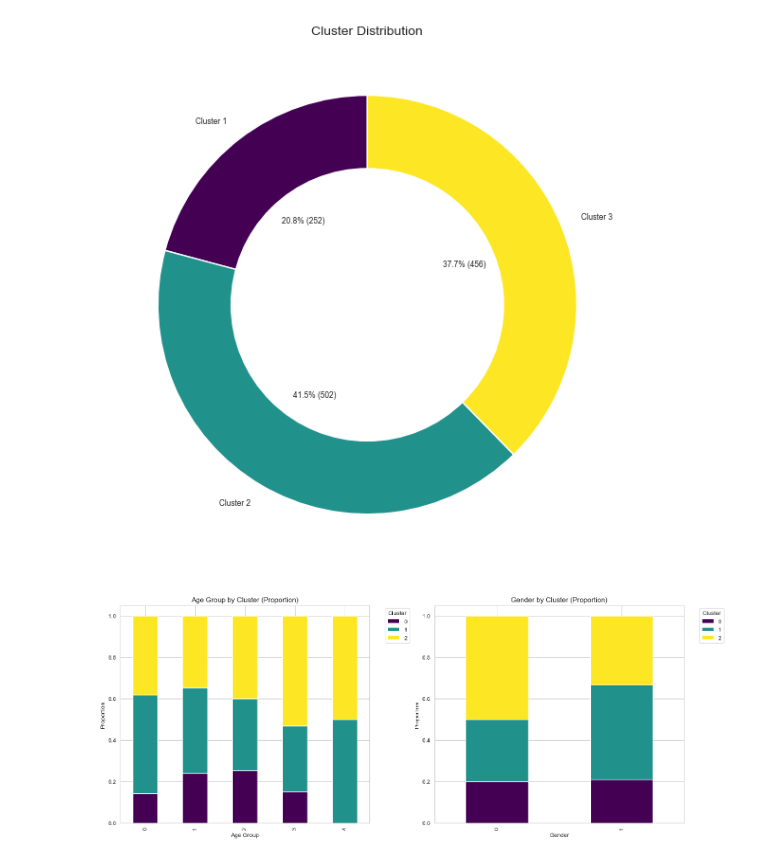
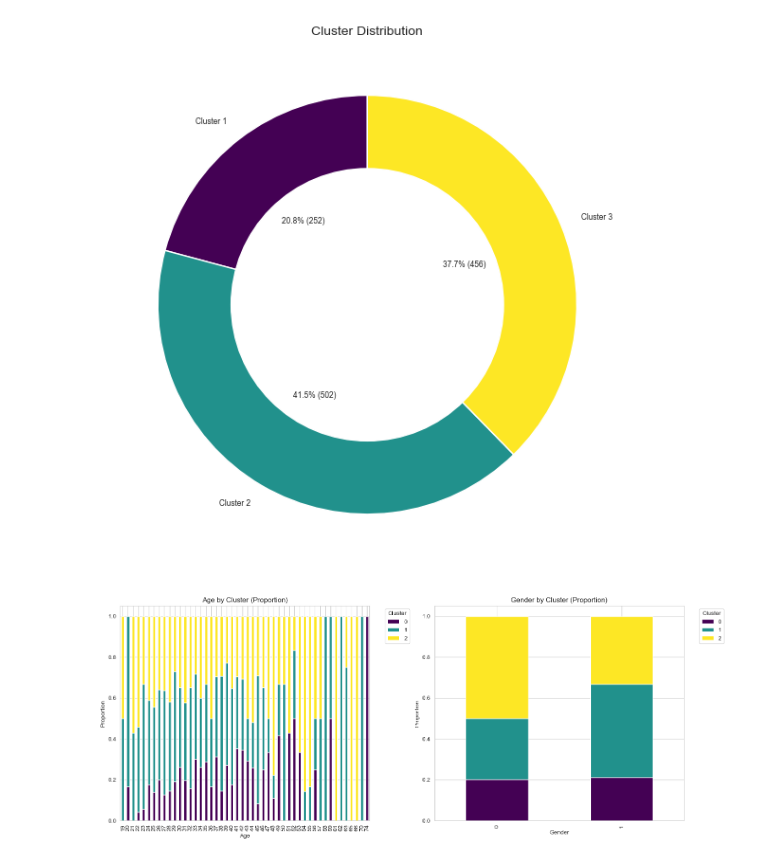
Before and after one commit to Oumaymabamoh/ML_Mental_Health_Cluster_Insights, a Jupyter notebook: feature_selection.ipynb, the cells around one changed output. Drawn from its saved outputs; the diff is of its cells as text; code cells hidden in the pictures.

```diff
--- a/feature_selection.ipynb
+++ b/feature_selection.ipynb
@@ -135,6 +139,6 @@ plt.show()
 # %%
 pca = PCA(n_components=48, random_state=1)  # Retain 90% of the variance and choose 60 most important features
-data_pca = pca.fit_transform(df_processed)
+data_pca = pca.fit_transform(df_cluster)
 
 pca_columns = [f'PC{i+1}' for i in range(data_pca.shape[1])]
 df_pca = pd.DataFrame(data_pca, columns=pca_columns)
@@ -144,5 +148,5 @@ explained_variance = pca.explained_variance_ratio_
 print("Explained Variance Ratio:", explained_variance)
 
 # Step 4: Add PCA columns back to the original dataset
-df_transformed = pd.concat([df_processed.reset_index(drop=True), df_pca], axis=1)
+df_transformed = pd.concat([df_cluster.reset_index(drop=True), df_pca], axis=1)
 # %% [output]
@@ -394,25 +398,26 @@ plt.show()
 [figure]
 # %%
 import matplotlib.pyplot as plt
-import seaborn as sns
 import pandas as pd
 
 # Normalize counts to show proportions
 def plot_cluster_proportions(df, col, ax):
     cluster_counts = pd.crosstab(df[col], df["Cluster"], normalize='index')
     cluster_counts.plot(kind='bar', stacked=True, ax=ax, colormap='viridis')
     ax.set_title(f"{col} by Cluster (Proportion)")
     ax.set_ylabel("Proportion")
     ax.set_xlabel(col)
     ax.legend(title="Cluster", bbox_to_anchor=(1.05, 1), loc='upper left')
 
 # Create subplots
 fig, ax = plt.subplots(1, 2, figsize=(15, 6))
 
-plot_cluster_proportions(df_cluster, 'Age Group', ax[0])
+plot_cluster_proportions(df_cluster, 'Age', ax[0])
 plot_cluster_proportions(df_cluster, 'Gender', ax[1])
+
+
 
 plt.tight_layout()
 plt.show()
 # %% [output]
-[figure, old version]
+[figure, new version]
```
Also changed, not shown: parts of 34 cells of this notebook, 3 other files.
